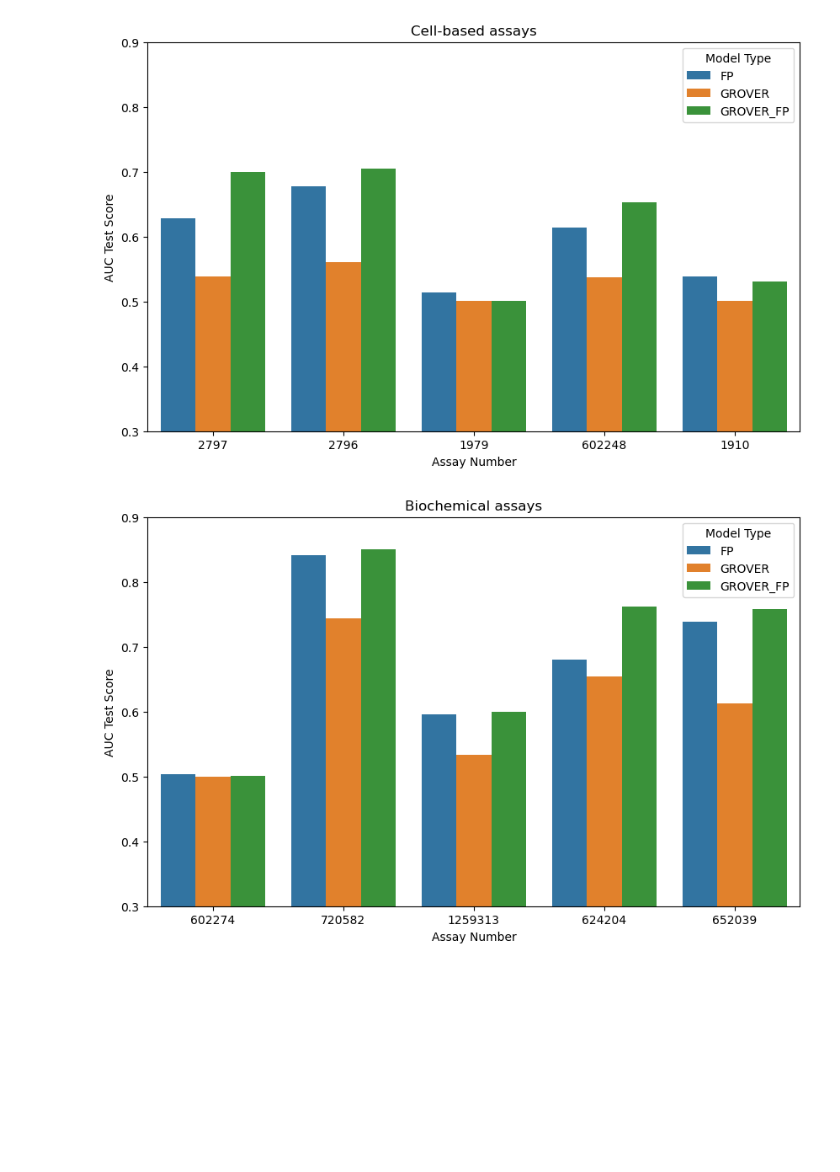
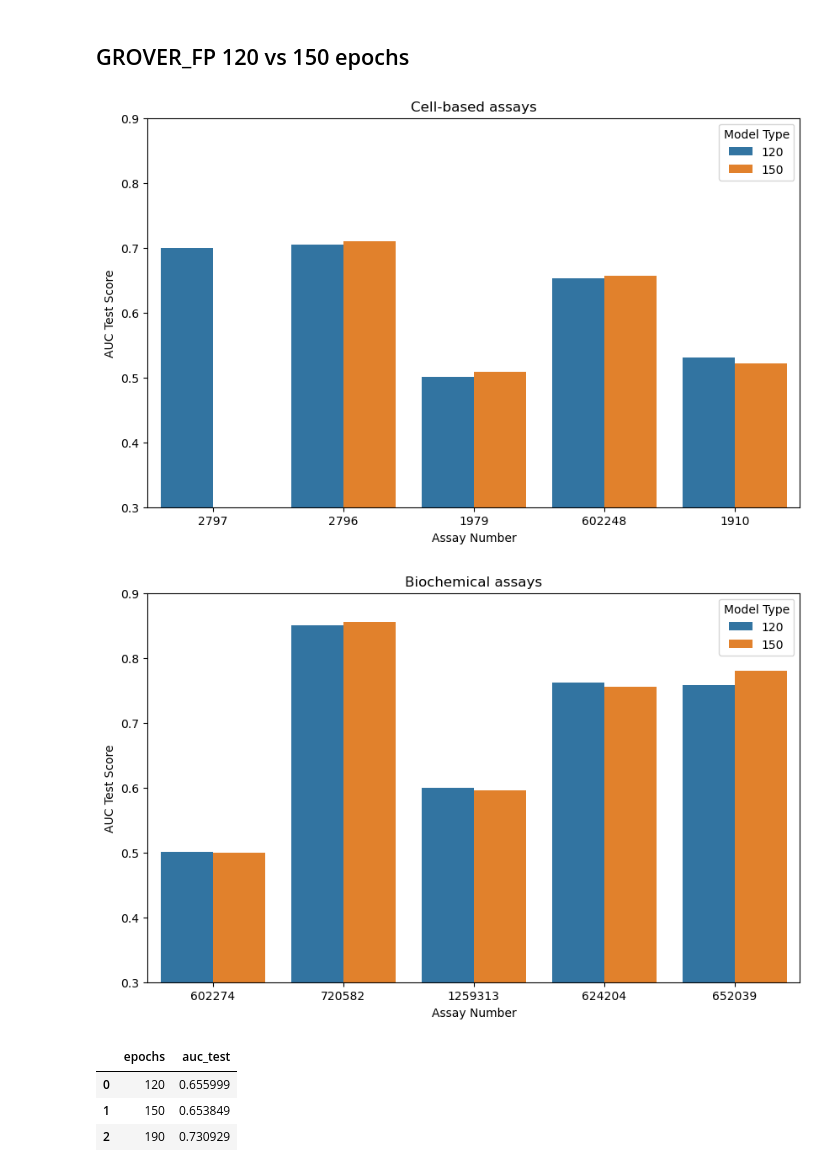
Before and after one commit to davidkubanek/Thesis, a Jupyter notebook: visual_results.ipynb, the cells around one changed output. Drawn from its saved outputs; the diff is of its cells as text; code cells hidden in the pictures; blank space fills up the shorter version.

```diff
--- a/visual_results.ipynb
+++ b/visual_results.ipynb
@@ -13,0 +21,14 @@ results.head()
+# %%
+import pandas as pd
+results = pd.read_csv('data/trained_models/final_results_uni.csv')
+# rename columns GROVER_FP to GROVER+FP
+results['model_name'] = results['model_name'].replace('GROVER_FP', 'GROVER+FP')
+results['model_name'] = results['model_name'].replace('GCN', 'GCN base')
+results['model_name'] = results['model_name'].replace('GCN_MLP', 'GCN')
+results['model_name'] = results['model_name'].replace('GCN_MLP_FP', 'GCN+FP')
+results['model_name'] = results['model_name'].replace('GCN_MLP_FP_GROVER', 'GCN+GROVER+FP')
+results['model_name'] = results['model_name'].replace('LR', 'LogReg')
+results['type'] = results['type'].replace('cell', 'cell-based')
+results['type'] = results['type'].replace('bio', 'biochemical')
+#only show the assay, model_name, type, and AUC
+t = results[['assay', 'model_name', 'type', 'auc_test']]
@@ -14,32 +121,42 @@ results.head()
+# %% [markdown]
+## GROVER_FP 120 vs 150 epochs
 # %%
 import seaborn as sns
 import matplotlib.pyplot as plt
 
+subset_results = results[results['model_name'].str.contains('GROVER_FP')]
+
 # Create the plot
 plt.figure(figsize=(10, 6))
 custom_order = [2797, 2796, 1979, 602248, 1910]
-model_order = ['FP', 'GROVER', 'GROVER_FP']
-sns.barplot(x='assay', y='auc_test', hue='model_name', data=results, order=custom_order, hue_order=model_order)
+model_order = [120, 150]
+sns.barplot(x='assay', y='auc_test', hue='epochs', data=subset_results, order=custom_order, hue_order=model_order)
 
 plt.title('Cell-based assays') #AUC Test Scores by Assay and Model Type
 plt.ylabel('AUC Test Score')
 plt.xlabel('Assay Number')
 plt.legend(title='Model Type')
 plt.gca().set_ylim([0.3, 0.9])  # For example, limits between 0 and 1
 plt.show()
 
 # Create the plot
 plt.figure(figsize=(10, 6))
 custom_order = [602274, 720582, 1259313, 624204, 652039]
-model_order = ['FP', 'GROVER', 'GROVER_FP']
-sns.barplot(x='assay', y='auc_test', hue='model_name', data=results, order=custom_order, hue_order=model_order)
+model_order = [120, 150]
+sns.barplot(x='assay', y='auc_test', hue='epochs', data=subset_results, order=custom_order, hue_order=model_order)
 
 plt.title('Biochemical assays') #AUC Test Scores by Assay and Model Type
 plt.ylabel('AUC Test Score')
 plt.xlabel('Assay Number')
 plt.legend(title='Model Type')
 plt.gca().set_ylim([0.3, 0.9])
 plt.show()
+
+subset_results.groupby("epochs")["auc_test"].mean().reset_index()
 # %% [output]
-[figure, old version]
+[figure, new version]
-[figure, old version]
+[figure, new version]
+|  | epochs | auc_test |
+| 0 | 120 | 0.655999 |
+| 1 | 150 | 0.653849 |
+| 2 | 190 | 0.730929 |
```
Also changed, not shown: parts of 29 cells of this notebook, 12 other files.
